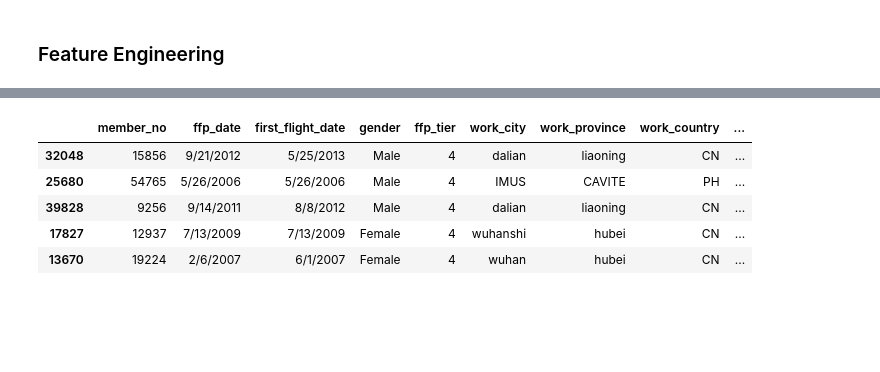
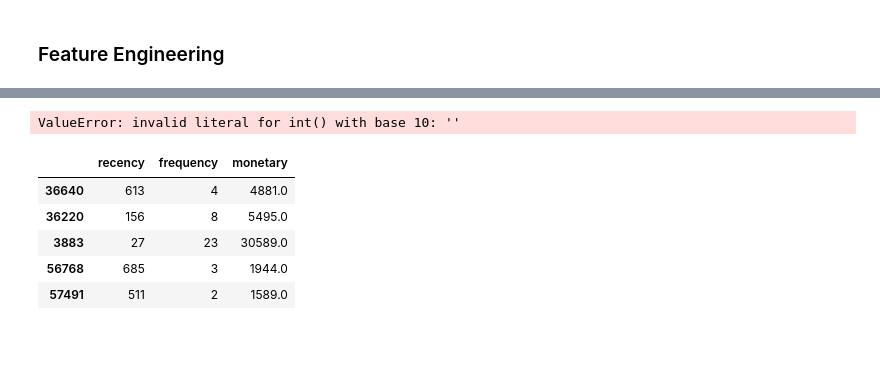
Before and after one commit to mfathul21/airline-customer-value, a Jupyter notebook: Airline_Customer_Segmentation.ipynb, the cells around one changed output, grey strips where cells are left out. Saved outputs shown, nothing was run; the diff lists cells and outputs as text; code cells hidden in the pictures.

```diff
--- a/Airline_Customer_Segmentation.ipynb
+++ b/Airline_Customer_Segmentation.ipynb
@@ -468,2 +434,9 @@ Series([], Name: last_flight_date, dtype: object)
+# %%
+airline['last_flight_date'] = airline['last_flight_date'].replace('2014/2/29', '2014/2/28')
+# %%
+airline['ffp_date'] = pd.to_datetime(airline['ffp_date'])
+airline['first_flight_date'] = pd.to_datetime(airline['first_flight_date'])
+airline['last_flight_date'] = pd.to_datetime(airline['last_flight_date'])
+airline['load_time'] = pd.to_datetime(airline['load_time'])
 # %% [markdown]
 ### Feature Engineering
@@ -469,0 +463,6 @@ Series([], Name: last_flight_date, dtype: object)
+# %%
+customers = pd.DataFrame()
+
+customers['recency'] = airline['load_time'] - airline['last_flight_date']
+customers['frequency'] = airline['flight_count']
+customers['monetary'] = airline['sum_yr_1'] + airline['sum_yr_2']
@@ -470,9 +482,13 @@ Series([], Name: last_flight_date, dtype: object)
+# %%
+customers['recency'] = customers['recency'].astype('str').apply(lambda x: int(x[:-5]))
+# %% [output]
+ValueError: invalid literal for int() with base 10: ''
 # %%
-airline.sample(5)
+customers.sample(5)
 # %% [output]
-|  | member_no | ffp_date | first_flight_date | gender | ffp_tier | work_city | work_province | work_country | ... |
-| 32048 | 15856 | 9/21/2012 | 5/25/2013 | Male | 4 | dalian | liaoning | CN | ... |
-| 25680 | 54765 | 5/26/2006 | 5/26/2006 | Male | 4 | IMUS | CAVITE | PH | ... |
-| 39828 | 9256 | 9/14/2011 | 8/8/2012 | Male | 4 | dalian | liaoning | CN | ... |
-| 17827 | 12937 | 7/13/2009 | 7/13/2009 | Female | 4 | wuhanshi | hubei | CN | ... |
-| 13670 | 19224 | 2/6/2007 | 6/1/2007 | Female | 4 | wuhan | hubei | CN | ... |
+|  | recency | frequency | monetary |
+| 36640 | 613 | 4 | 4881.0 |
+| 36220 | 156 | 8 | 5495.0 |
+| 3883 | 27 | 23 | 30589.0 |
+| 56768 | 685 | 3 | 1944.0 |
+| 57491 | 511 | 2 | 1589.0 |
```
Also changed, not shown: parts of 12 cells of this notebook.
